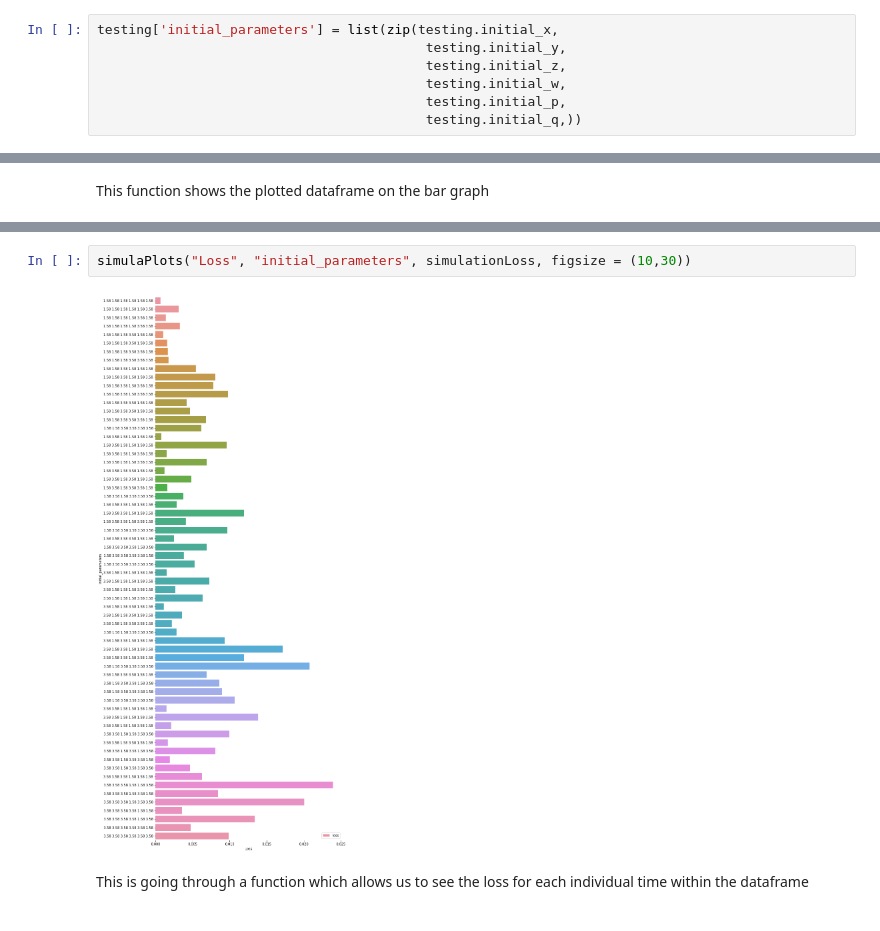
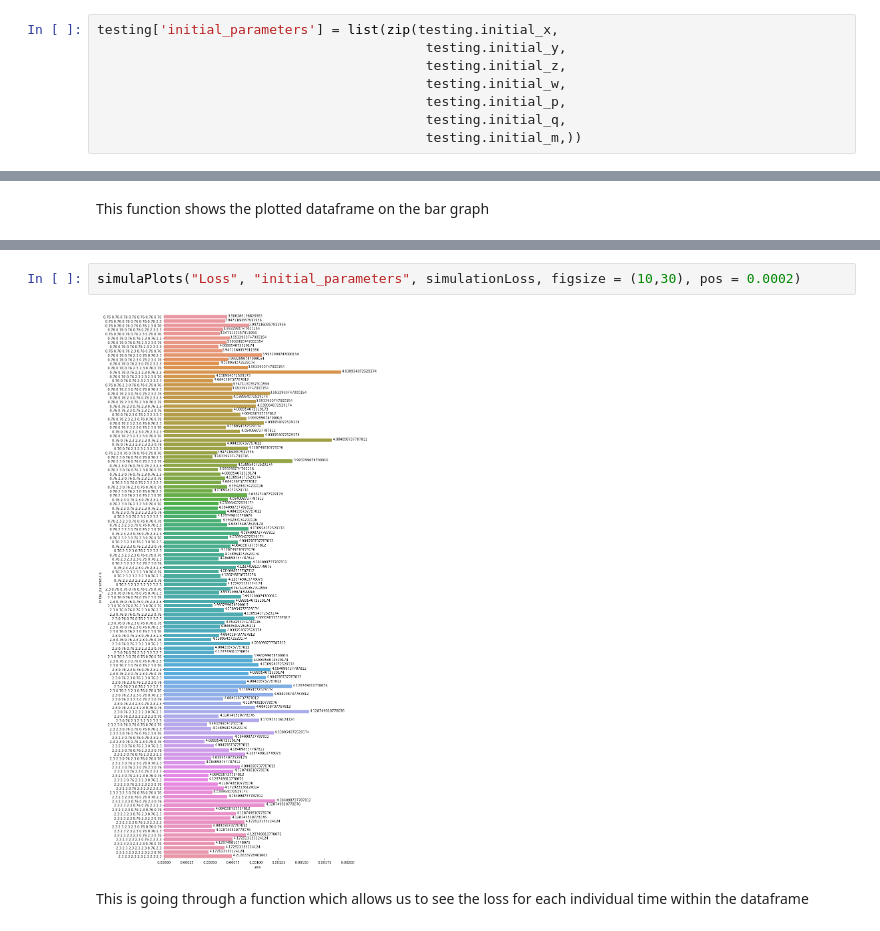
Before and after one commit to runnily/3095-Simulations-of-hybrid-systems-using-neural-networks, a Jupyter notebook: plots/dynamic systems/Laub Loomis.ipynb, the cells around one changed output, grey strips where cells are left out. Saved outputs shown, nothing was run; the diff lists cells and outputs as text.

```diff
--- a/plots/dynamic systems/Laub Loomis.ipynb
+++ b/plots/dynamic systems/Laub Loomis.ipynb
@@ -170,7 +172,8 @@ testing['initial_parameters'] = list(zip(testing.initial_x,
                                           testing.initial_z,
                                           testing.initial_w,
                                           testing.initial_p,
-                                          testing.initial_q,))
+                                          testing.initial_q,
+                                          testing.initial_m,))
 # %%
 testing.head()
 # %% [output]
@@ -300,7 +323,7 @@ This function shows the plotted dataframe on the bar graph
 # %%
-simulaPlots("Loss", "initial_parameters", simulationLoss, figsize = (10,30))
+simulaPlots("Loss", "initial_parameters", simulationLoss, figsize = (10,30), pos = 0.0002)
 # %% [output]
-[figure, old version]
+[figure, new version]
 # %% [markdown]
 This is going through a function which allows us to see the loss for each individual time within the dataframe
 # %%
```
Also changed, not shown: parts of 29 cells of this notebook, 7 other files.
